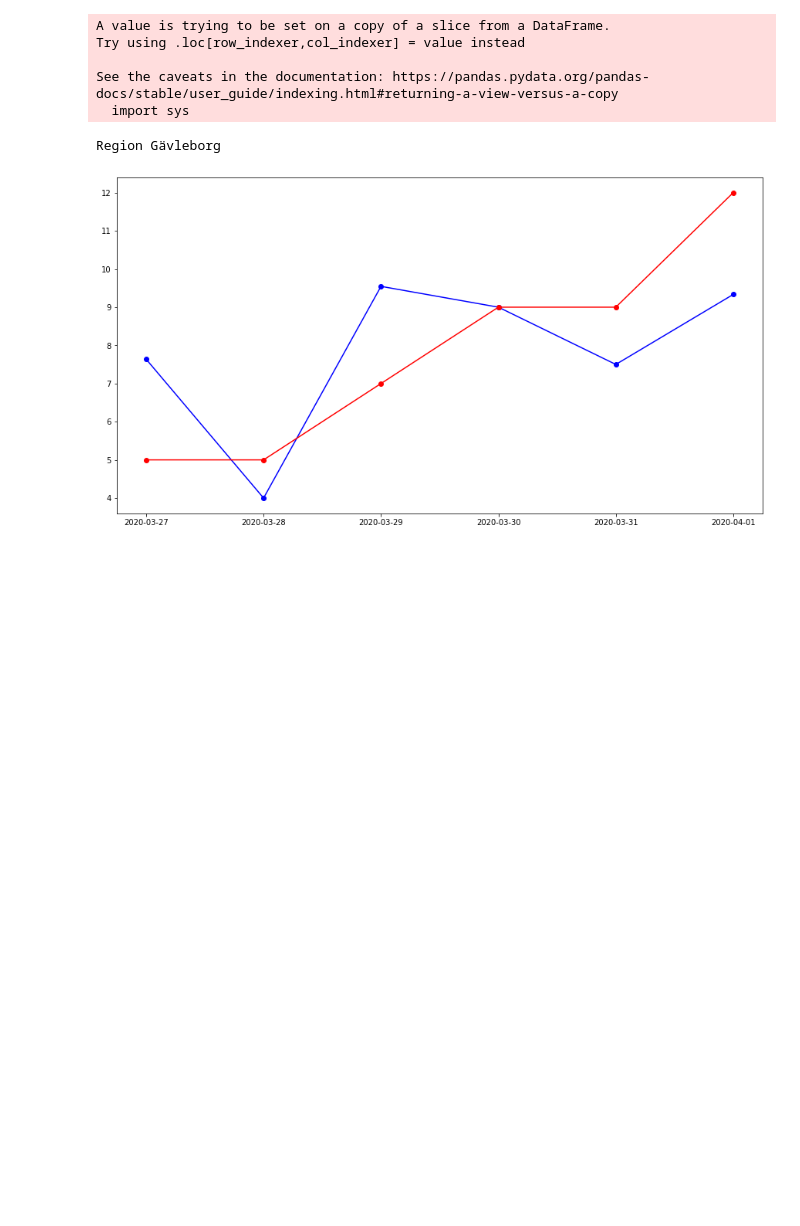
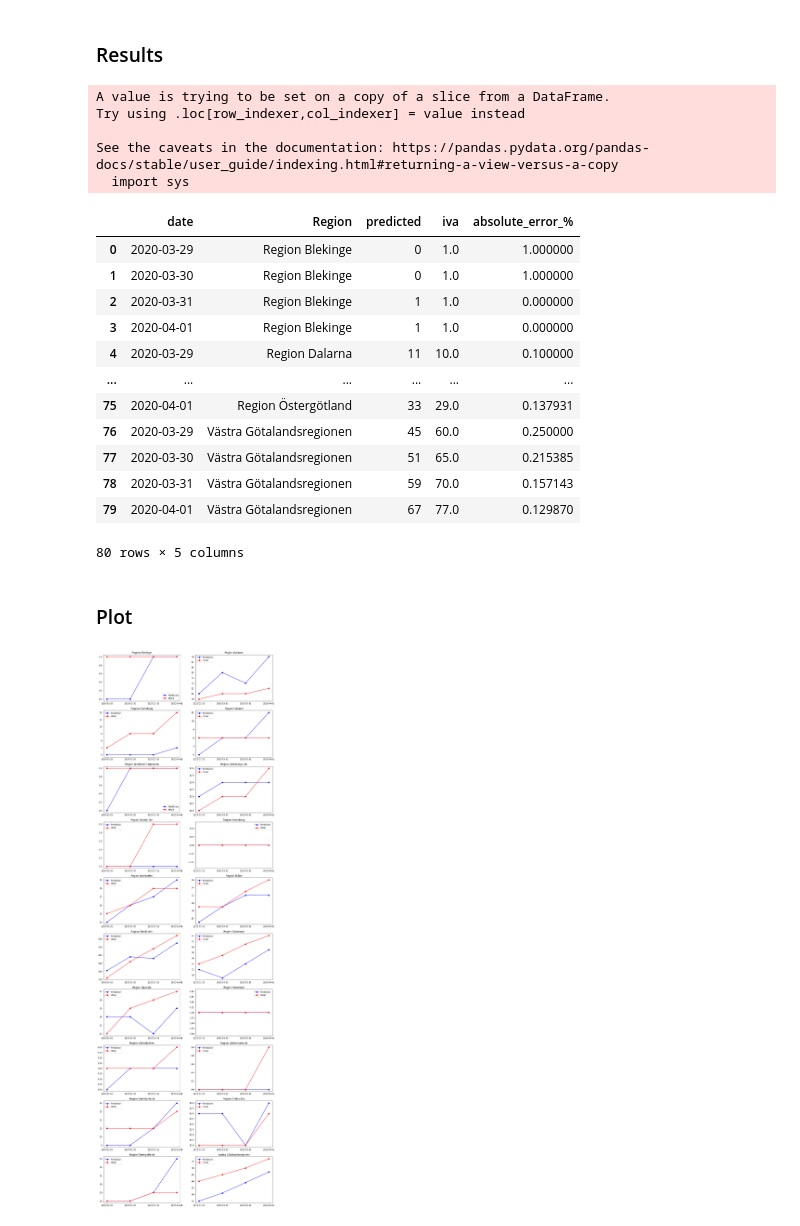
Before and after one commit to Virreb/vardoptimeraren, a Jupyter notebook: notebooks/fredrik/XGBoost.ipynb, the cells around one changed output. Cells and saved outputs as stored; diff of their text form; code cells hidden in the pictures; blank space fills up the shorter version.

```diff
--- a/notebooks/fredrik/XGBoost.ipynb
+++ b/notebooks/fredrik/XGBoost.ipynb
@@ -107,10 +177,10 @@ regions = list(df['Region'].unique())
 
 for i, region in enumerate(regions):
     if i == 0:
-        data = create_dataframe_per_region(df, region)
+        data = create_dataframe_per_region(df, region, cases)
 
     else:
-        tmp_data = create_dataframe_per_region(df, region)
+        tmp_data = create_dataframe_per_region(df, region, cases)
         data = pd.concat([data, tmp_data])
 
 data['iva_per_1000'] = data['iva']/data['befolkning']*1000
@@ -205,3 +251,5 @@ nan    nan - nan    Region Kronoberg
+# %% [markdown]
+### Results
 # %%
 import matplotlib.pyplot as plt
 from datetime import timedelta
@@ -213,27 +261,48 @@ results['date'] = [str(datetime.strptime(day, '%Y-%m-%d').date()+timedelta(days=
 results.columns = ['date', 'Region', 'predicted']
 
 results = results.merge(data, on=['date', 'Region'], how='left')[['date', 'Region', 'predicted', 'iva']]
-
-i = 2
-print(regioner[i])
-
-f = plt.figure(figsize=(15,8))
-ax = f.add_subplot(111)
-ax.plot(results[results['Region'] == regioner[i]]['date'],
-        results[results['Region'] == regioner[i]]['predicted'],
-        '-ob'
-       )
-ax.plot(results[results['Region'] == regioner[i]]['date'],
-        results[results['Region'] == regioner[i]]['iva'],
-        '-or'
-       )
-
-plt.show()
+results['absolute_error_%'] = abs(results['predicted']-results['iva'])/results['iva']
+results
 # %% [output]
 A value is trying to be set on a copy of a slice from a DataFrame.
 Try using .loc[row_indexer,col_indexer] = value instead
 
 See the caveats in the documentation: https://pandas.pydata.org/pandas-docs/stable/user_guide/indexing.html#returning-a-view-versus-a-copy
   import sys
+|  | date | Region | predicted | iva | absolute_error_% |
+| 0 | 2020-03-29 | Region Blekinge | 0 | 1.0 | 1.000000 |
+| 1 | 2020-03-30 | Region Blekinge | 0 | 1.0 | 1.000000 |
+| 2 | 2020-03-31 | Region Blekinge | 1 | 1.0 | 0.000000 |
+| 3 | 2020-04-01 | Region Blekinge | 1 | 1.0 | 0.000000 |
+| 4 | 2020-03-29 | Region Dalarna | 11 | 10.0 | 0.100000 |
+| ... | ... | ... | ... | ... | ... |
+| 75 | 2020-04-01 | Region Östergötland | 33 | 29.0 | 0.137931 |
+| 76 | 2020-03-29 | Västra Götalandsregionen | 45 | 60.0 | 0.250000 |
+| 77 | 2020-03-30 | Västra Götalandsregionen | 51 | 65.0 | 0.215385 |
+| 78 | 2020-03-31 | Västra Götalandsregionen | 59 | 70.0 | 0.157143 |
+| 79 | 2020-04-01 | Västra Götalandsregionen | 67 | 77.0 | 0.129870 |
-Region Gävleborg
+80 rows × 5 columns
-[figure, removed]
+# %% [markdown]
+### Plot
+# %%
+
+f = plt.figure(figsize=(15,50))
+
+for i in range(20):
+    ax = f.add_subplot(10, 2, i+1)
+    ax.plot(results[results['Region'] == regioner[i]]['date'],
+            results[results['Region'] == regioner[i]]['predicted'],
+            '-ob',
+            label='Prediktion'
+           )
+    ax.plot(results[results['Region'] == regioner[i]]['date'],
+            results[results['Region'] == regioner[i]]['iva'],
+            '-or',
+            label='Utfall'
+           )
+    ax.set_title(regioner[i])
+    ax.legend()
+
+plt.show()
+# %% [output]
+[figure, added]
```
Also changed, not shown: parts of 18 cells of this notebook.
